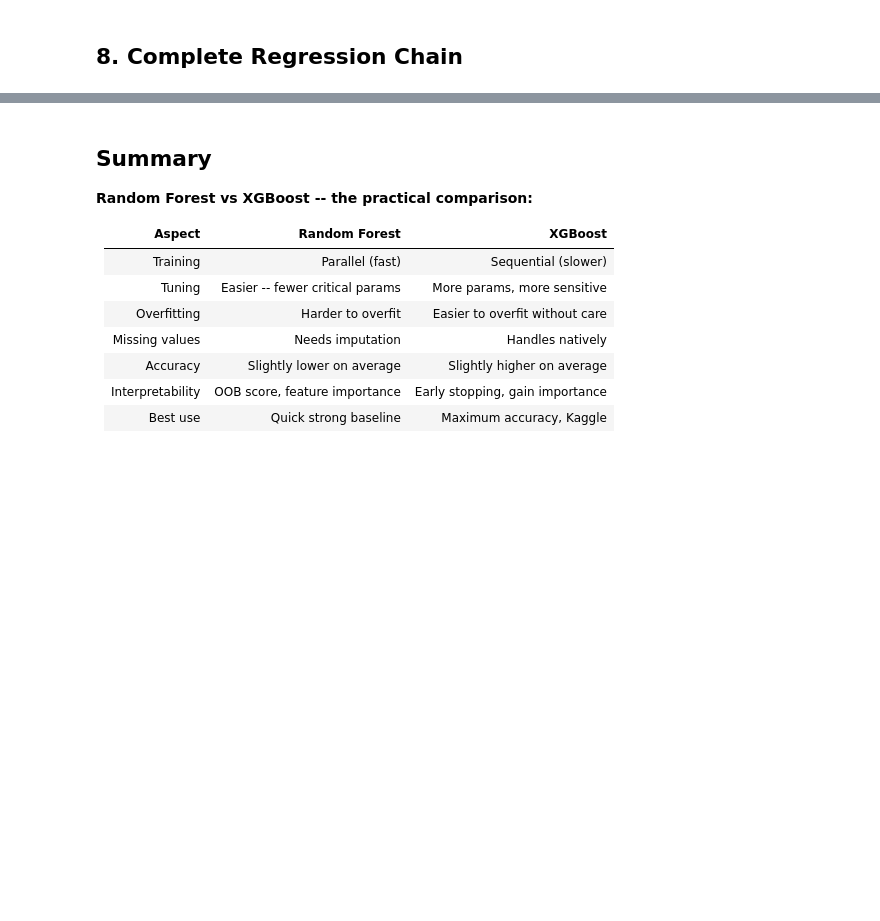
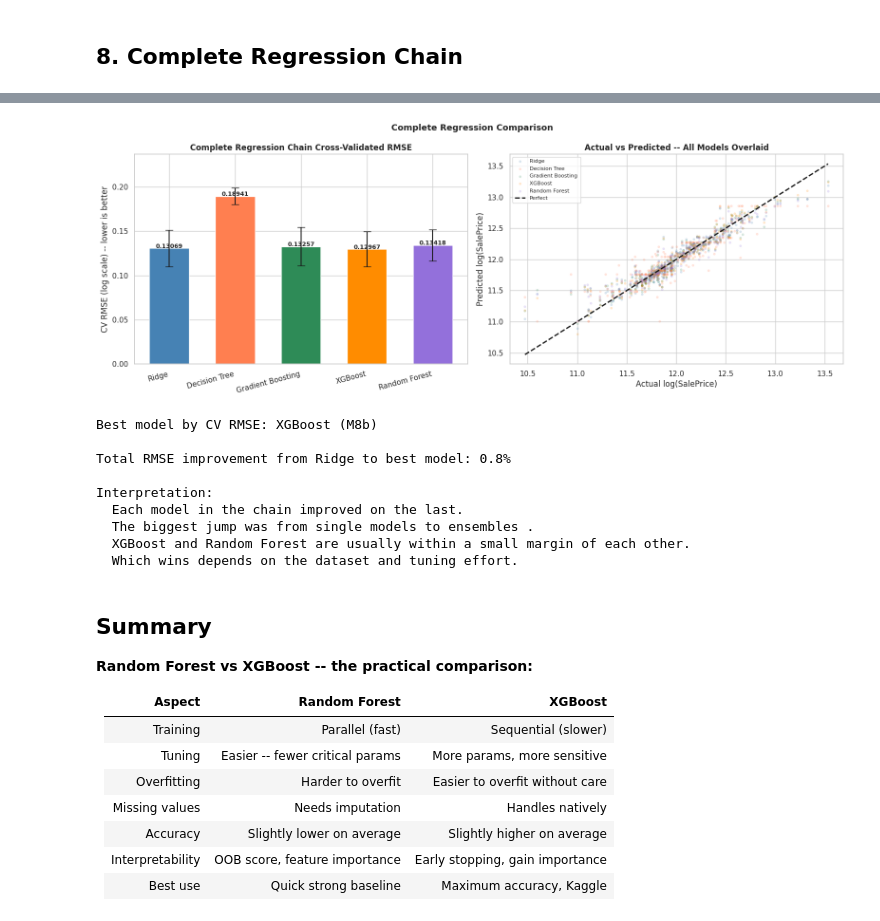
Before and after one commit to AyeshaAfridi26/100-Days-of-AI, a Jupyter notebook: ML Models/Random Forest/RandomForestRegressor_AmesHousing_2.ipynb, the cells around one changed output, grey strips where cells are left out. Saved outputs shown, nothing was run; the diff lists cells and outputs as text; code cells hidden in the pictures; blank space fills up the shorter version.

```diff
--- a/ML Models/Random Forest/RandomForestRegressor_AmesHousing_2.ipynb
+++ b/ML Models/Random Forest/RandomForestRegressor_AmesHousing_2.ipynb
@@ -505,34 +519,45 @@ for bar, mean in zip(bars, cv_means):
 axes[0].set_ylim(0, max(cv_means) * 1.25)
 
 # Actual vs Predicted -- all models
 for (name, (model, pred)), color in zip(all_models.items(), colors):
     axes[1].scatter(y_test, pred, alpha=0.15, s=8, color=color, label=name.split('(')[0])
 lims = [y_test.min(), y_test.max()]
 axes[1].plot(lims, lims, 'k--', linewidth=2, label='Perfect')
 axes[1].set_xlabel('Actual log(SalePrice)')
 axes[1].set_ylabel('Predicted log(SalePrice)')
 axes[1].set_title('Actual vs Predicted -- All Models Overlaid', fontweight='bold')
 axes[1].legend(fontsize=8)
 
 plt.suptitle('Complete Regression Comparison', fontsize=13, fontweight='bold')
 plt.tight_layout()
 plt.show()
 
 # Summary verdict
 best_model_name = names[np.argmin(cv_means)]
 print(f"Best model by CV RMSE: {best_model_name}")
 print()
 
-ridge_cv = cv_all['Ridge '].mean()
+ridge_cv = cv_all['Ridge (M1)'].mean()
 best_cv  = min(cv_means)
 total_improvement = (ridge_cv - best_cv) / ridge_cv * 100
 print(f"Total RMSE improvement from Ridge to best model: {total_improvement:.1f}%")
 print()
 print("Interpretation:")
 print("  Each model in the chain improved on the last.")
 print("  The biggest jump was from single models to ensembles .")
 print("  XGBoost and Random Forest are usually within a small margin of each other.")
 print("  Which wins depends on the dataset and tuning effort.")
+# %% [output]
+[figure, added]
+Best model by CV RMSE: XGBoost (M8b)
+
+Total RMSE improvement from Ridge to best model: 0.8%
+
+Interpretation:
+  Each model in the chain improved on the last.
+  The biggest jump was from single models to ensembles .
+  XGBoost and Random Forest are usually within a small margin of each other.
+  Which wins depends on the dataset and tuning effort.
 # %% [markdown]
 ## Summary
 
```
Also changed, not shown: parts of 16 cells of this notebook.
